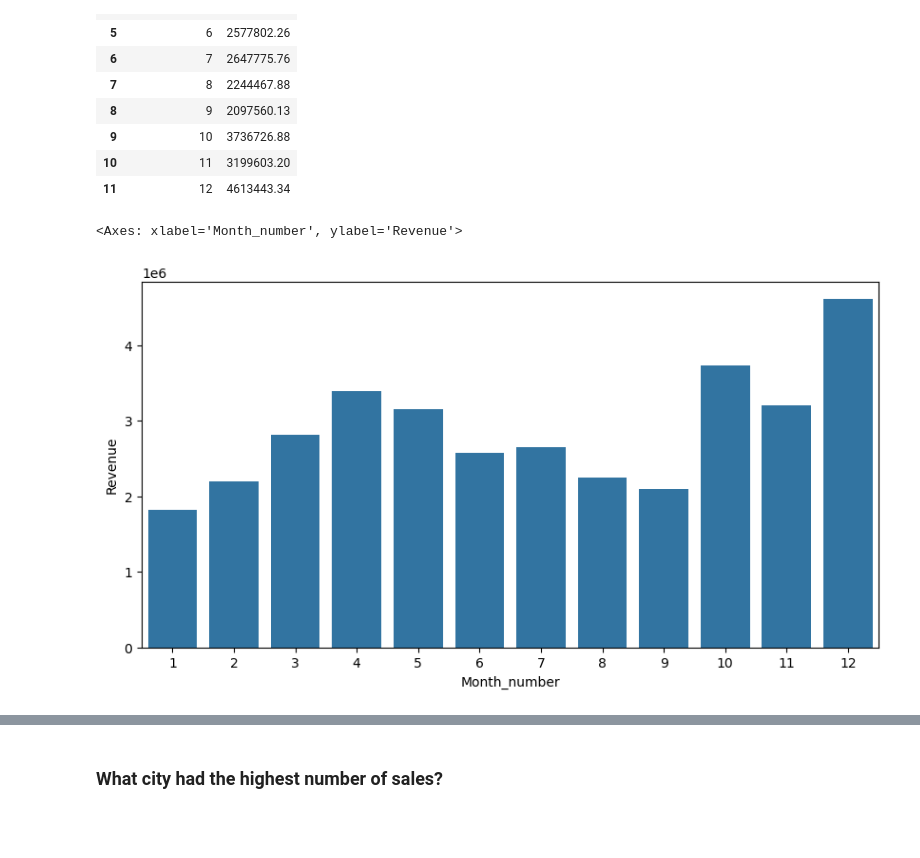
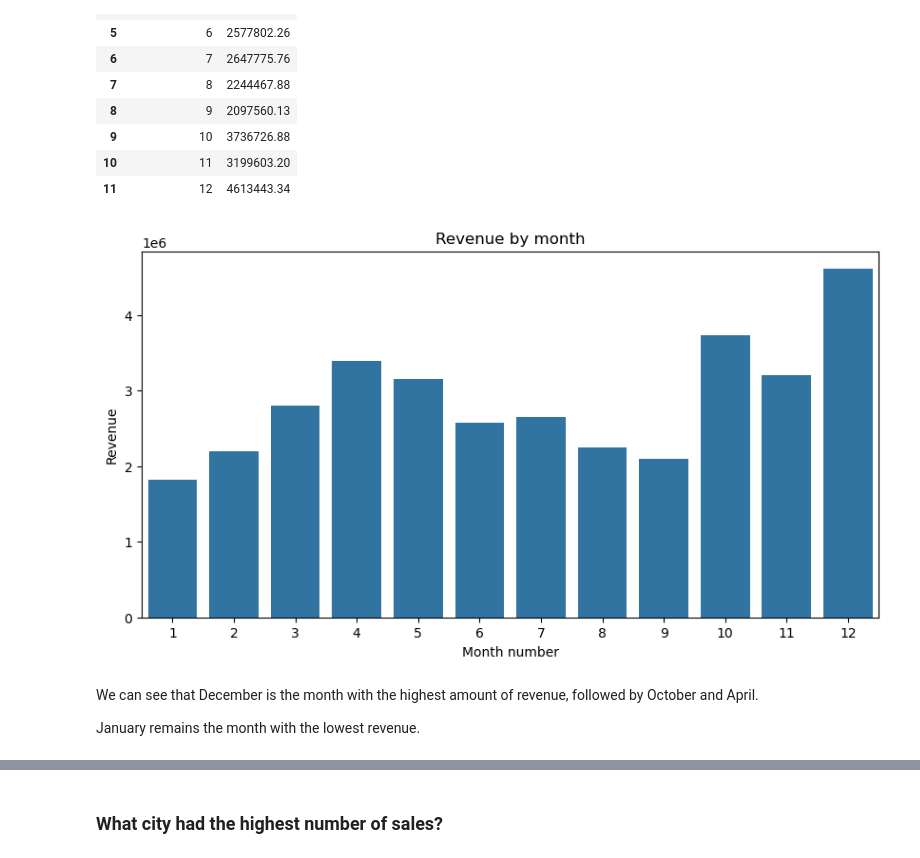
Before and after one commit to Deyazdev/projects, a Jupyter notebook: Sales anlaysis real world.ipynb, the cells around one changed output, grey strips where cells are left out. Drawn from its saved outputs; the diff is of its cells as text; code cells hidden in the pictures; blank space fills up the shorter version.

```diff
--- a/Sales anlaysis real world.ipynb
+++ b/Sales anlaysis real world.ipynb
@@ -181,7 +181,13 @@ sales.groupby('Month_number')['Revenue'].sum().reset_index().sort_values(by='Rev
 # %%
 monthplot = sales.groupby('Month_number')['Revenue'].sum().reset_index().sort_values(by='Revenue', ascending=False).sort_values(by='Month_number')
 plt.figure(figsize=(10, 5))
 sns.barplot(monthplot,x =  'Month_number', y = 'Revenue')
+plt.xlabel('Month number')
+plt.title('Revenue by month')
+plt.show()
 # %% [output]
-<Axes: xlabel='Month_number', ylabel='Revenue'>
-[figure, old version]
+[figure, new version]
+# %% [markdown]
+We can see that December is the month with the highest amount of revenue, followed by October and April.
+
+January remains the month with the lowest revenue.
```
Also changed, not shown: parts of 19 cells of this notebook.
